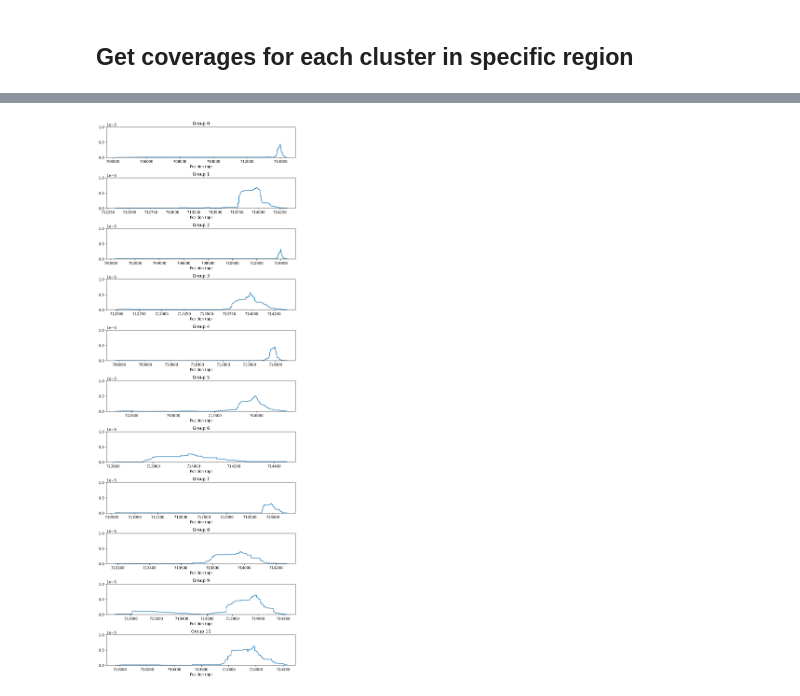
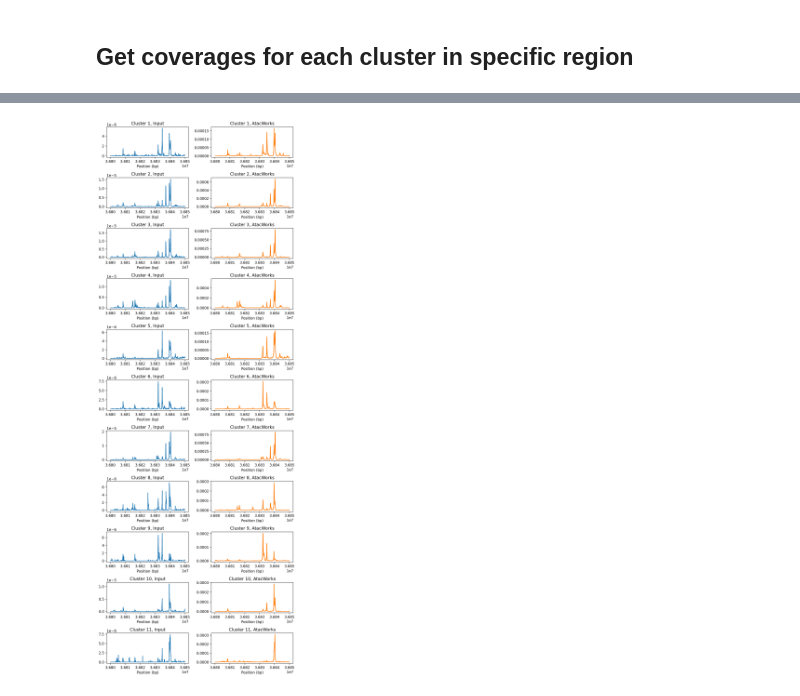
Before and after one commit to rmovva/coverage_from_fragments, a Jupyter notebook: 5k_pbmc_coverages.ipynb, the cells around one changed output, grey strips where cells are left out. Drawn from its saved outputs; the diff is of its cells as text; code cells hidden in the pictures.

Commit message:
Notebooks use latest coverage_gpu, AtacWorks section is streamlined

```diff
--- a/5k_pbmc_coverages.ipynb
+++ b/5k_pbmc_coverages.ipynb
@@ -138,0 +116,27 @@ Wall time: 79.1 ms
+# %%
+%%time
+WINDOW_SIZE = 50000
+groups = sorted(np.unique(intervals['group']))
+interval_length = interval_end - interval_start
+n_intervals = interval_length // WINDOW_SIZE
+print("Number of inference intervals = %d" % n_intervals)
+x = torch.zeros((len(groups), interval_length))
+
+for (i, group) in enumerate(groups):
+    df_group = intervals.loc[intervals['group'] == group]
+#     coords = [int(c) for c in (df_group['start'] - interval_start).values]
+    coords = torch.LongTensor(df_group['start']) - interval_start
+    values = torch.Tensor(df_group['normalized_total'].values)
+    x[i][coords] = values
+    nonzero = (x[i] != 0).sum()
+#     print(f"Group {group} has {nonzero} nonzero basepairs in interval")
+x = x.reshape(len(groups)*n_intervals, WINDOW_SIZE)
+
+t0 = time.time()
+x = x.unsqueeze(1)
+x = x.cuda(gpu, non_blocking=True)
+pred = model(x)
+x = x.reshape(len(groups), n_intervals*WINDOW_SIZE).cpu().detach().numpy()
+track_pred = pred[0].reshape(len(groups), n_intervals*WINDOW_SIZE).cpu().detach().numpy()
+peak_pred = pred[1].reshape(len(groups), n_intervals*WINDOW_SIZE).cpu().detach().numpy()
+print("Inference took %.2fs" % (time.time() - t0))
@@ -139,18 +148,20 @@ Wall time: 79.1 ms
 # %%
 %%time
-groups = np.unique(intervals['group'])
-n_groups = len(groups)
+import matplotlib.pyplot as plt
 
-fig, axs = plt.subplots(nrows = n_groups, ncols = 1, figsize = (8, 2*n_groups), dpi=200)
+fig, axs = plt.subplots(nrows = len(groups), ncols = 2, figsize = (8, 2*len(groups)), dpi=200)
 
+coords = np.arange(interval_start, interval_end)
 for (i, group) in enumerate(groups):
-    df_group = intervals.loc[intervals['group'] == group]
-    axs[i].plot(df_group['start'], df_group['score'])
-    axs[i].set_title(f'Group {i}')
-    axs[i].set_ylim([0.0, 1e-5])
-    axs[i].set_xlabel('Position (bp)')
+    axs[i][0].plot(coords, x[i])
+    axs[i][0].set_title(f'Cluster {group}, Input')
+    axs[i][0].set_xlabel('Position (bp)')
+
+    axs[i][1].plot(coords, track_pred[i], color='C1')
+    axs[i][1].set_title(f'Cluster {group}, AtacWorks')
+    axs[i][1].set_xlabel('Position (bp)')
 
 plt.tight_layout()
 plt.show()
 # %% [output]
-[figure, old version]
+[figure, new version]
```
Also changed, not shown: parts of 29 cells of this notebook, 1 other file.
